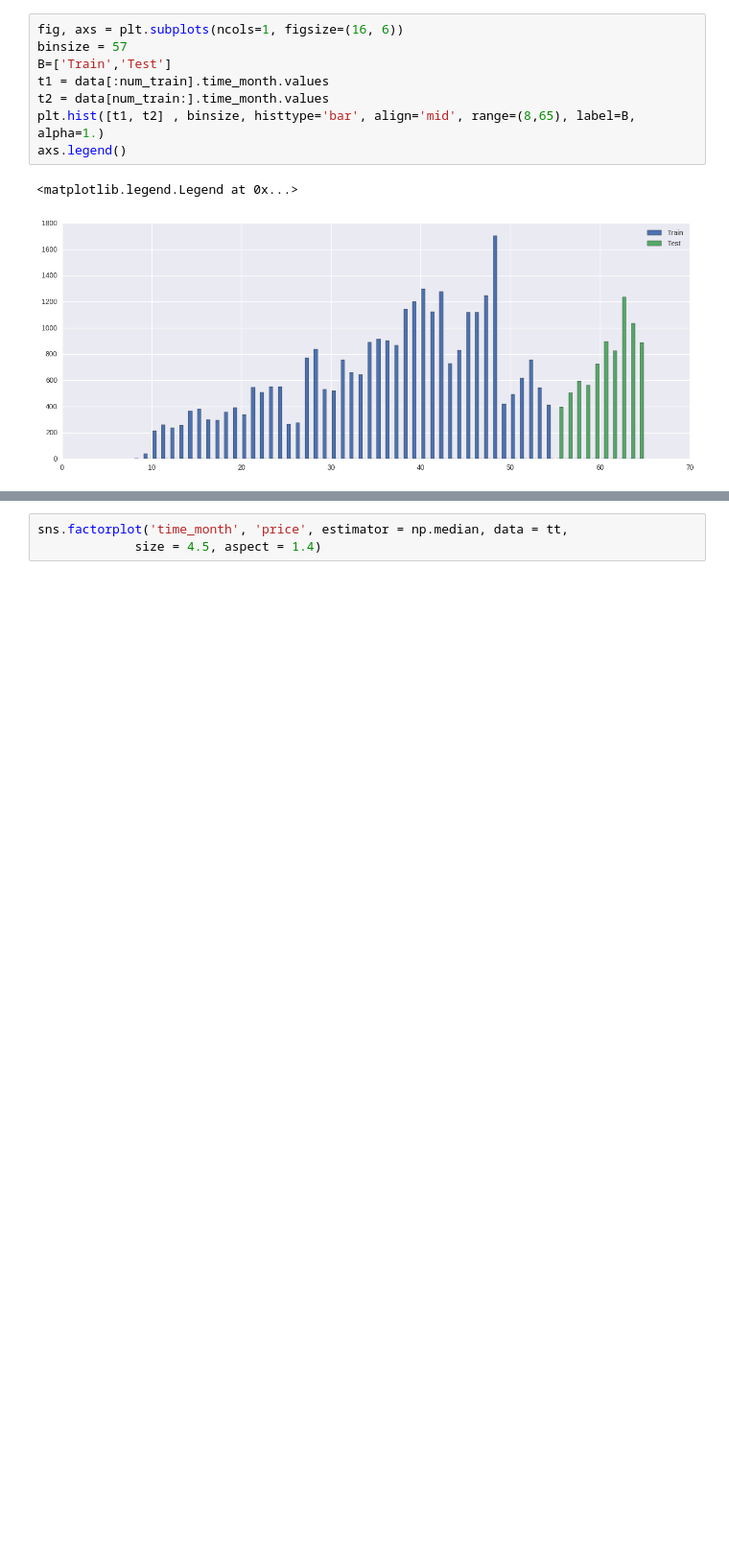
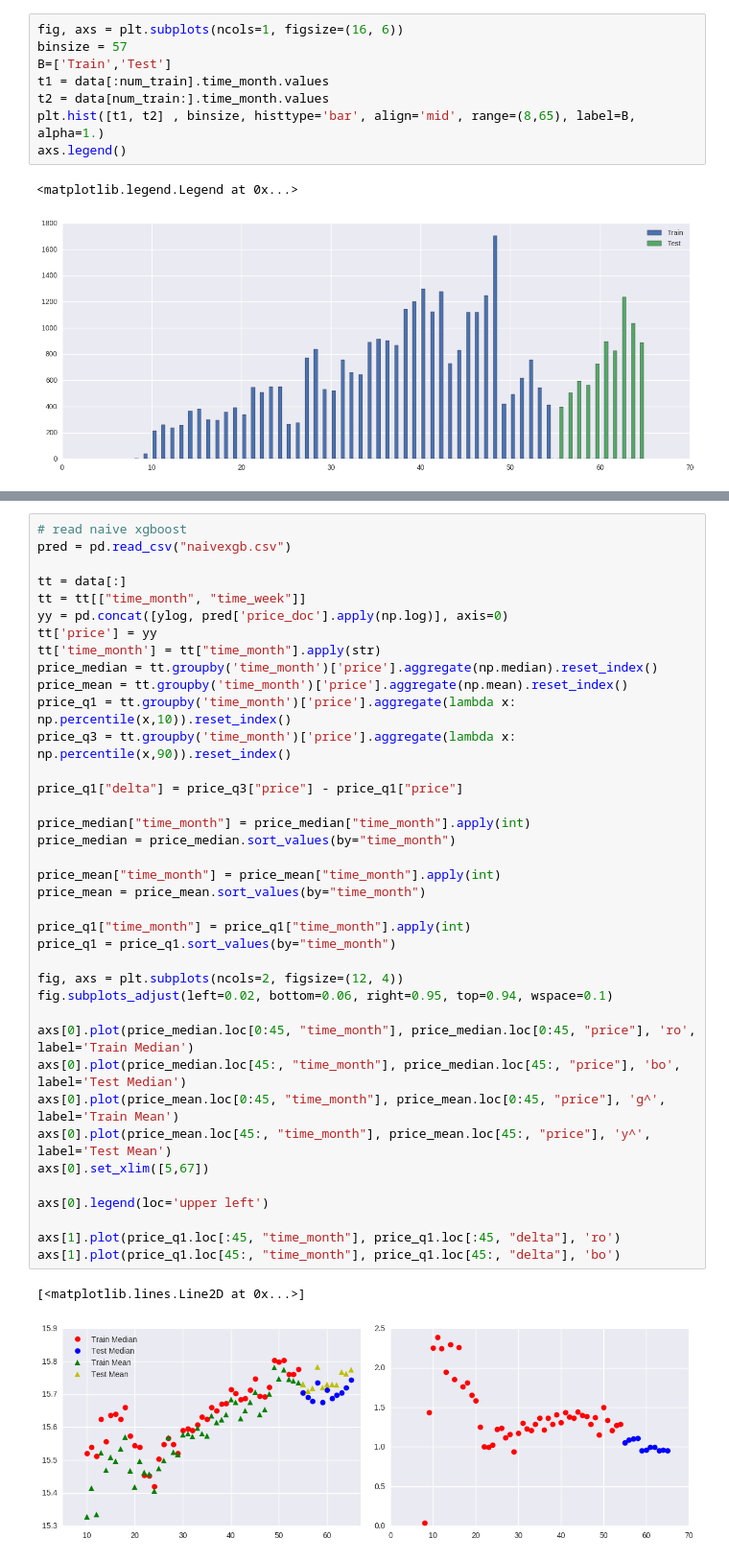
Before and after one commit to m-rahimi/Machine_learning_Python, a Jupyter notebook: Sberbank/Time_analysis.ipynb, the cells around one changed output, grey strips where cells are left out. Shown: that part at 96% size. Cells and saved outputs as stored; diff of their text form; blank space fills up the shorter version.

```diff
--- a/Sberbank/Time_analysis.ipynb
+++ b/Sberbank/Time_analysis.ipynb
@@ -116,3 +136,41 @@ TypeError: 'tuple' object is not callable
-# %%
-sns.factorplot('time_month', 'price', estimator = np.median, data = tt,
-             size = 4.5, aspect = 1.4)
+# %%
+# read naive xgboost
+pred = pd.read_csv("naivexgb.csv")
+
+tt = data[:]
+tt = tt[["time_month", "time_week"]]
+yy = pd.concat([ylog, pred['price_doc'].apply(np.log)], axis=0)
+tt['price'] = yy
+tt['time_month'] = tt["time_month"].apply(str)
+price_median = tt.groupby('time_month')['price'].aggregate(np.median).reset_index()
+price_mean = tt.groupby('time_month')['price'].aggregate(np.mean).reset_index()
+price_q1 = tt.groupby('time_month')['price'].aggregate(lambda x: np.percentile(x,10)).reset_index()
+price_q3 = tt.groupby('time_month')['price'].aggregate(lambda x: np.percentile(x,90)).reset_index()
+
+price_q1["delta"] = price_q3["price"] - price_q1["price"]
+
+price_median["time_month"] = price_median["time_month"].apply(int)
+price_median = price_median.sort_values(by="time_month")
+
+price_mean["time_month"] = price_mean["time_month"].apply(int)
+price_mean = price_mean.sort_values(by="time_month")
+
+price_q1["time_month"] = price_q1["time_month"].apply(int)
+price_q1 = price_q1.sort_values(by="time_month")
+
+fig, axs = plt.subplots(ncols=2, figsize=(12, 4))
+fig.subplots_adjust(left=0.02, bottom=0.06, right=0.95, top=0.94, wspace=0.1)
+
+axs[0].plot(price_median.loc[0:45, "time_month"], price_median.loc[0:45, "price"], 'ro', label='Train Median')
+axs[0].plot(price_median.loc[45:, "time_month"], price_median.loc[45:, "price"], 'bo', label='Test Median')
+axs[0].plot(price_mean.loc[0:45, "time_month"], price_mean.loc[0:45, "price"], 'g^', label='Train Mean')
+axs[0].plot(price_mean.loc[45:, "time_month"], price_mean.loc[45:, "price"], 'y^', label='Test Mean')
+axs[0].set_xlim([5,67])
+
+axs[0].legend(loc='upper left')
+
+axs[1].plot(price_q1.loc[:45, "time_month"], price_q1.loc[:45, "delta"], 'ro')
+axs[1].plot(price_q1.loc[45:, "time_month"], price_q1.loc[45:, "delta"], 'bo')
+# %% [output]
+[<matplotlib.lines.Line2D at 0x...>]
+[figure, added]
```
Also changed, not shown: parts of 7 cells of this notebook.
